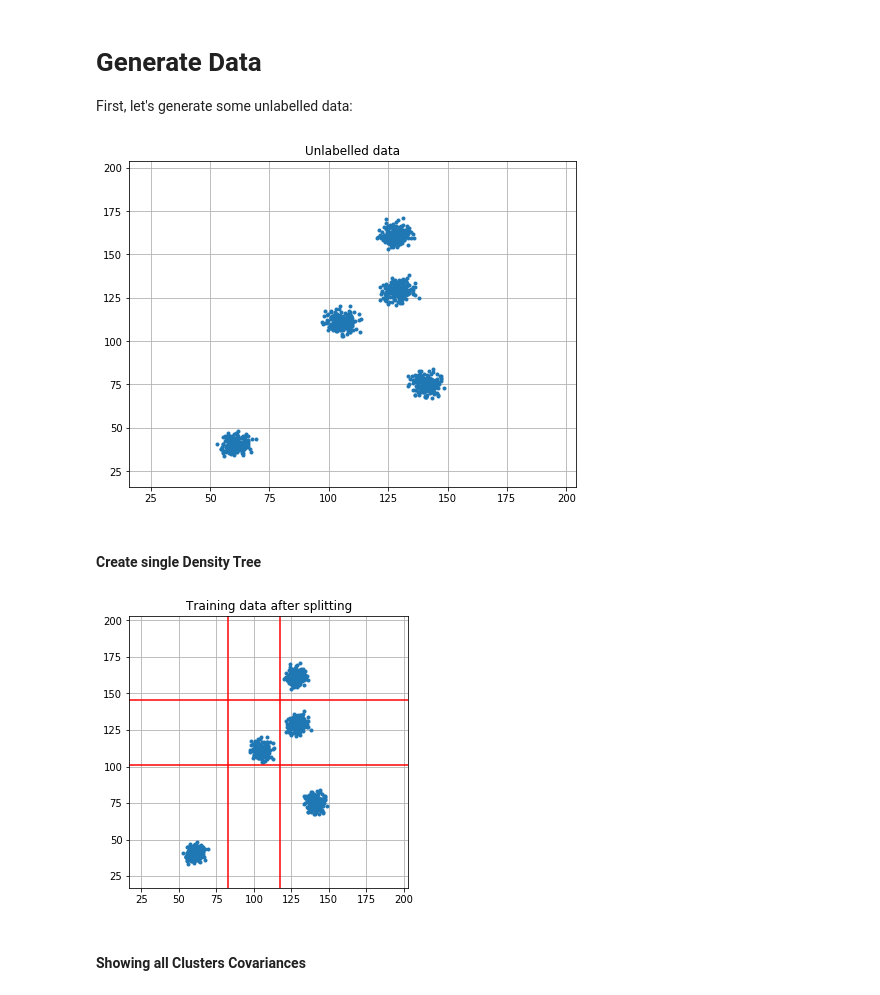
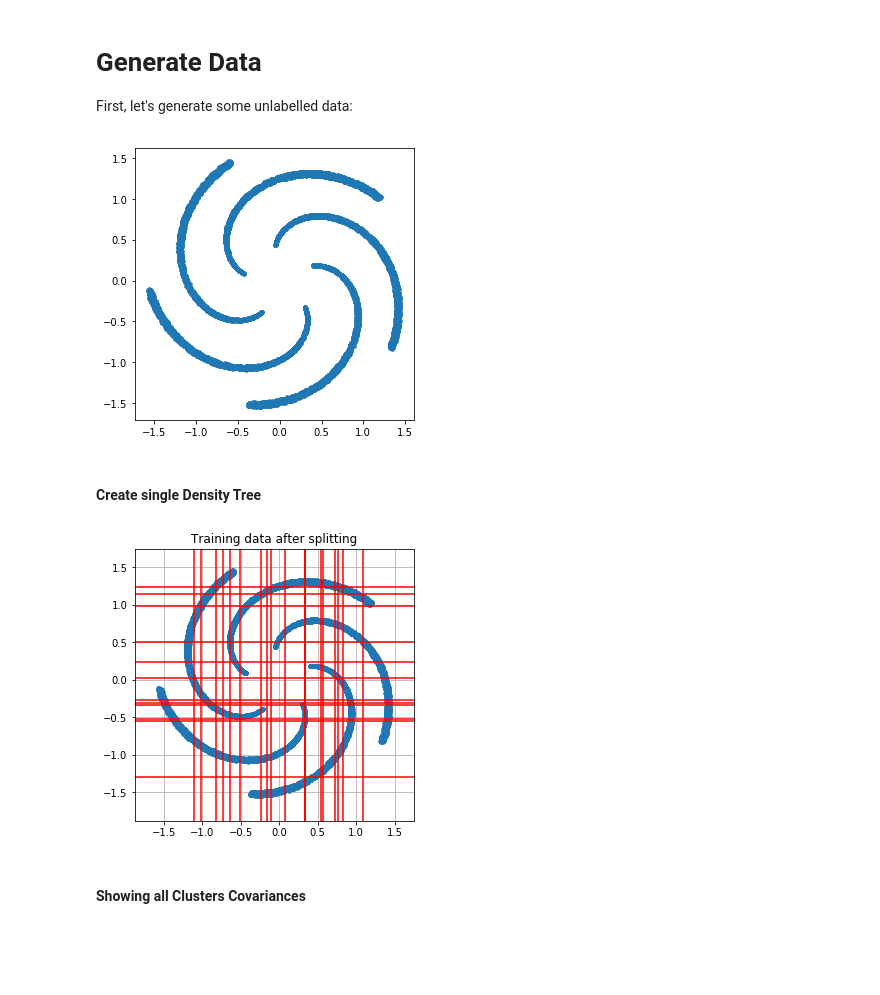
Before and after one commit to CyrilWendl/SIE-Master, a Jupyter notebook: Code/density_tree.ipynb, the cells around one changed output. Cells and saved outputs as stored; diff of their text form; code cells hidden in the pictures; blank space fills up the shorter version.

```diff
--- a/Code/density_tree.ipynb
+++ b/Code/density_tree.ipynb
@@ -22,59 +22,61 @@ from density_tree.plots import *
 
 First, let's generate some unlabelled data:
 # %%
-dataset = 1
+dataset = 2
 dimensions = 2
 
 # Dataset 1: Random Points
 if dataset == 1:
-    nclusters = 5
-    covariance = 10
-    npoints = 200
-    minRange = 20
-    maxRange = 200
+    nclusters = 4
+    covariance = 2
+    npoints = 1200
+    minRange = 0
+    maxRange = 100
 
     dataset = create_data(nclusters, dimensions, covariance, npoints, minrange=minRange, maxrange=maxRange,
-                          labelled=False, random_flip=True, nonlinearities=False)
+                          labelled=False, random_flip=True, nonlinearities=True)
 
     if dimensions == 2:
         fig, ax = plt.subplots(1, 1)
         fig.set_size_inches(8,6)
-        plot_data(dataset, "Unlabelled data", ax, labels=False, minrange=minRange, maxrange=maxRange, margin=4)
+        plot_data(dataset, "Unlabelled data", ax, labels=False, minrange=minRange, maxrange=maxRange, margin=30)
         plt.savefig("../Figures/unlabelled-data.pdf", bbox_inches='tight', pad_inches=0)
 
         plt.show()
 
 # Dataset 2: Fermat Spiral
 elif dataset==2:
-    n_points = 150
+    n_points = 1500
     theta = np.linspace(np.pi/16,7*np.pi/9,n_points)
-    divergence = 0.05
+    divergence = 0.02
     a = np.random.uniform(1-divergence,1+divergence,n_points)
 
     x = -a*np.sqrt(theta)*np.cos(theta)
     y = a*np.sqrt(theta)*np.sin(theta)
 
     n_spirals = 5
     for i in range(1,5):
         x_, y_ = rotate([0,0],[x,y],i*2*np.pi/n_spirals)
         x = np.concatenate((x,x_))
         y = np.concatenate((y,y_))
 
     fig = plt.figure(figsize=(5,5))
     plt.scatter(x,y, marker='.')
 
     # save as new dataset
     dataset = np.asarray([x,y]).T
     minRange = np.min(x)
     maxRange = np.max(x)
 # %% [output]
-[figure, old version]
+[figure, new version]
 # %% [markdown]
 #### Create single Density Tree
 # %%
 import warnings
 warnings.filterwarnings("ignore")
-root = create_density_tree(dataset, clusters=5)
+max_depth = 4
+min_subset = .001
+root = create_density_tree(dataset, max_depth=max_depth, min_subset=min_subset, verbose=False)
 
 def get_values_preorder(node, cut_dims, cut_vals):
     cut_dims.append(node.split_dimension)
@@ -96,12 +98,12 @@ y_split = cut_vals[cut_dims == 1]
 if dimensions == 2:
     fig, ax = plt.subplots(1, 1, figsize=(5,5))
     plot_data(dataset, "Training data after splitting", ax, labels=False, lines_x=x_split, lines_y=y_split,
-              minrange=minRange, maxrange=maxRange, margin=3)
+              minrange=minRange, maxrange=maxRange, margin=.3)
 
     %clear
     plt.show()
 # %% [output]
-[figure, old version]
+[figure, new version]
 # %% [markdown]
 #### Showing all Clusters Covariances
 # %%
```
Also changed, not shown: parts of 11 cells of this notebook, 35 other files.
